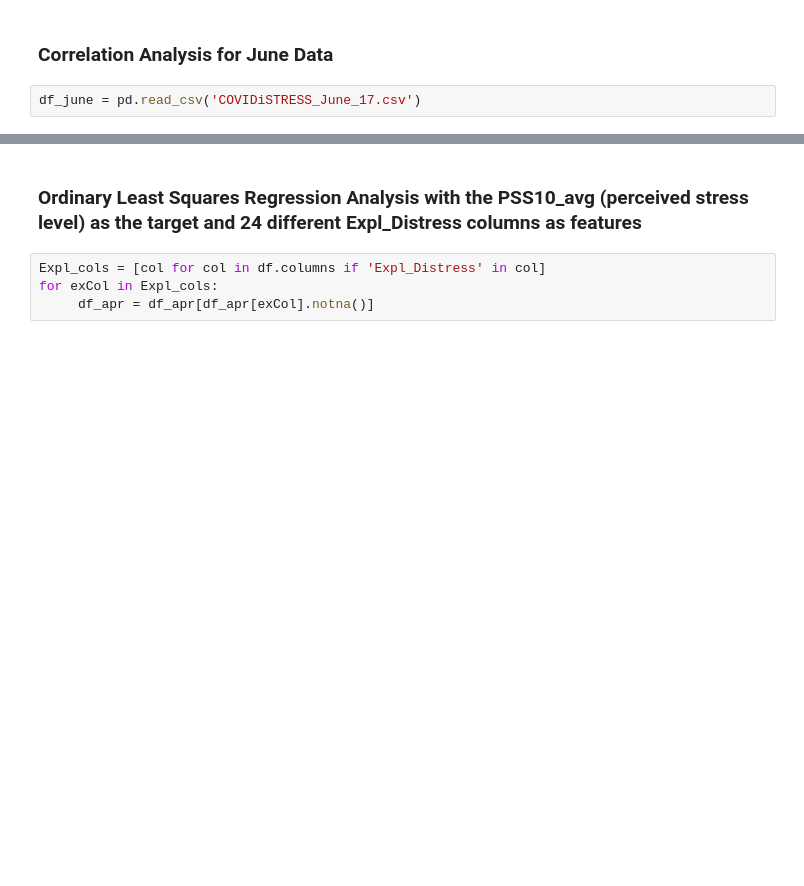
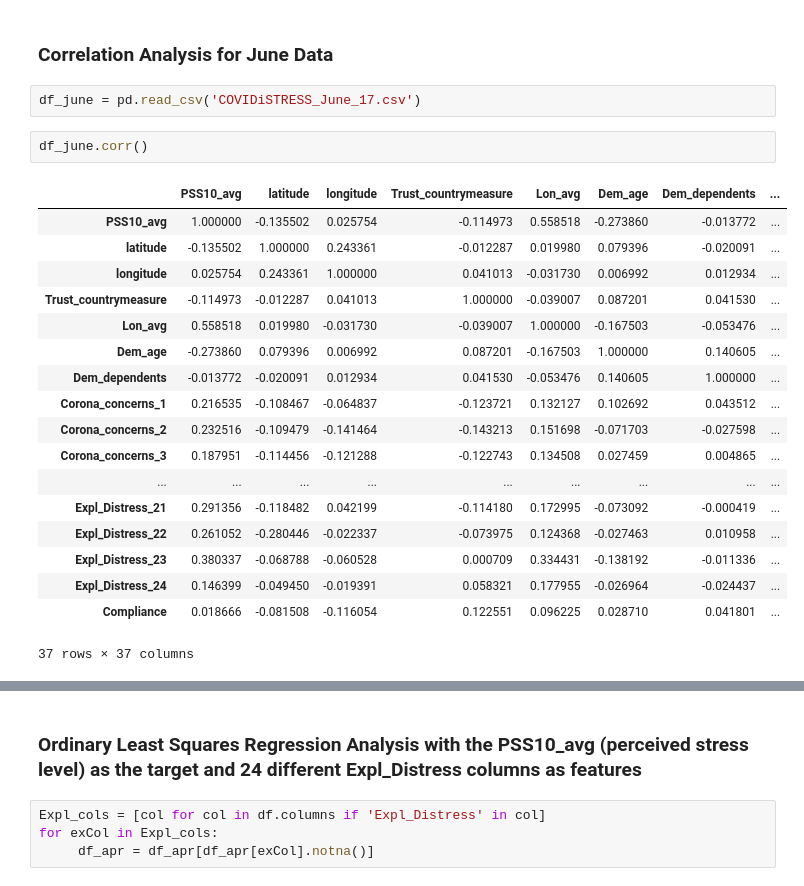
Before and after one commit to Shaashwat05/pandemic_handling_and_impact, a Jupyter notebook: EDA.ipynb, the cells around one changed output, grey strips where cells are left out. Cells and saved outputs as stored; diff of their text form; blank space fills up the shorter version.

```diff
--- a/EDA.ipynb
+++ b/EDA.ipynb
@@ -46,6 +88,27 @@ sns.heatmap(df_may.corr('pearson'), cmap='YlGnBu', linecolor='r', linewidths=0.5
 ### Correlation Analysis for June Data
 # %%
 df_june = pd.read_csv('COVIDiSTRESS_June_17.csv')
+# %%
+df_june.corr()
+# %% [output]
+|  | PSS10_avg | latitude | longitude | Trust_countrymeasure | Lon_avg | Dem_age | Dem_dependents | ... |
+| PSS10_avg | 1.000000 | -0.135502 | 0.025754 | -0.114973 | 0.558518 | -0.273860 | -0.013772 | ... |
+| latitude | -0.135502 | 1.000000 | 0.243361 | -0.012287 | 0.019980 | 0.079396 | -0.020091 | ... |
+| longitude | 0.025754 | 0.243361 | 1.000000 | 0.041013 | -0.031730 | 0.006992 | 0.012934 | ... |
+| Trust_countrymeasure | -0.114973 | -0.012287 | 0.041013 | 1.000000 | -0.039007 | 0.087201 | 0.041530 | ... |
+| Lon_avg | 0.558518 | 0.019980 | -0.031730 | -0.039007 | 1.000000 | -0.167503 | -0.053476 | ... |
+| Dem_age | -0.273860 | 0.079396 | 0.006992 | 0.087201 | -0.167503 | 1.000000 | 0.140605 | ... |
+| Dem_dependents | -0.013772 | -0.020091 | 0.012934 | 0.041530 | -0.053476 | 0.140605 | 1.000000 | ... |
+| Corona_concerns_1 | 0.216535 | -0.108467 | -0.064837 | -0.123721 | 0.132127 | 0.102692 | 0.043512 | ... |
+| Corona_concerns_2 | 0.232516 | -0.109479 | -0.141464 | -0.143213 | 0.151698 | -0.071703 | -0.027598 | ... |
+| Corona_concerns_3 | 0.187951 | -0.114456 | -0.121288 | -0.122743 | 0.134508 | 0.027459 | 0.004865 | ... |
+| ... | ... | ... | ... | ... | ... | ... | ... | ... |
+| Expl_Distress_21 | 0.291356 | -0.118482 | 0.042199 | -0.114180 | 0.172995 | -0.073092 | -0.000419 | ... |
+| Expl_Distress_22 | 0.261052 | -0.280446 | -0.022337 | -0.073975 | 0.124368 | -0.027463 | 0.010958 | ... |
+| Expl_Distress_23 | 0.380337 | -0.068788 | -0.060528 | 0.000709 | 0.334431 | -0.138192 | -0.011336 | ... |
+| Expl_Distress_24 | 0.146399 | -0.049450 | -0.019391 | 0.058321 | 0.177955 | -0.026964 | -0.024437 | ... |
+| Compliance | 0.018666 | -0.081508 | -0.116054 | 0.122551 | 0.096225 | 0.028710 | 0.041801 | ... |
+37 rows × 37 columns
 # %%
 fig, ax = plt.subplots()
 fig.set_size_inches([20,10])
```
Also changed, not shown: parts of 14 cells of this notebook.
